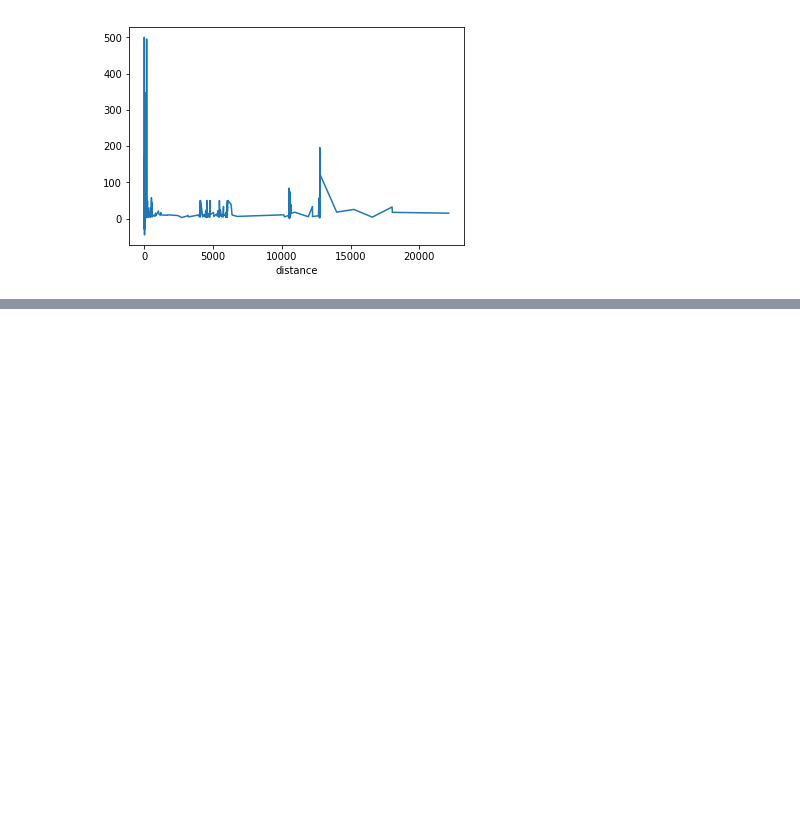
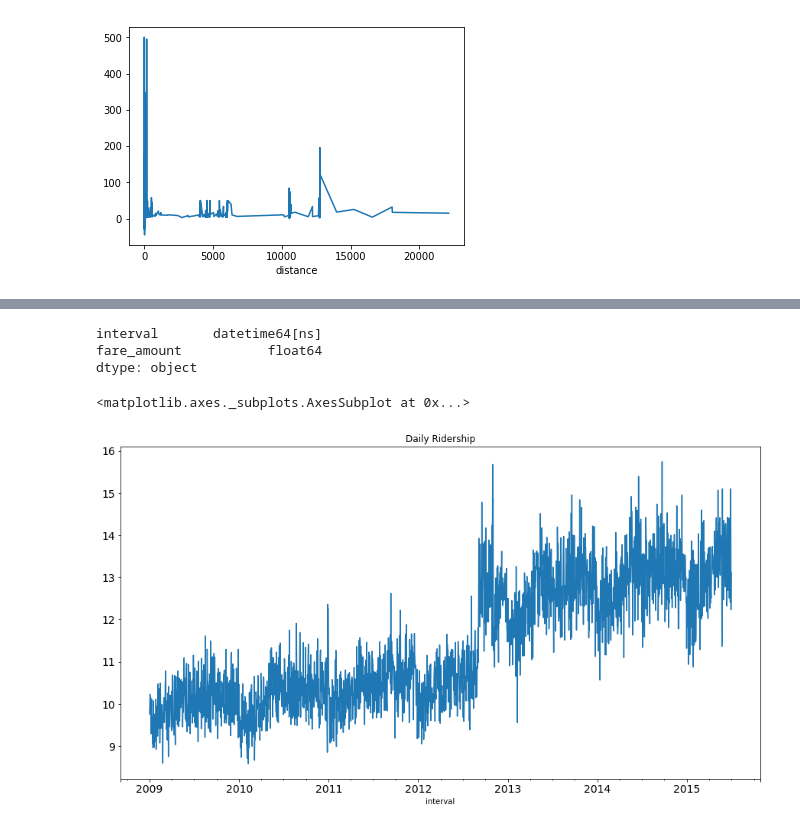
Before and after one commit to sreelakshminarayanan/nyctaxianalysis, a Jupyter notebook: taxiprediction.ipynb, the cells around one changed output, grey strips where cells are left out. Cells and saved outputs as stored; diff of their text form; code cells hidden in the pictures; blank space fills up the shorter version.

```diff
--- a/taxiprediction.ipynb
+++ b/taxiprediction.ipynb
@@ -418,0 +494,3 @@ sn.heatmap(corrmat, vmax=0.8, square=True, annot=True)
+# %%
+
+df = df[["interval","fare_amount"]]
@@ -418,0 +506,17 @@ sn.heatmap(corrmat, vmax=0.8, square=True, annot=True)
+# %%
+df.index = df.interval
+# %%
+df.dtypes
+# %% [output]
+interval       datetime64[ns]
+fare_amount           float64
+dtype: object
+# %%
+df.interval = pd.to_datetime(df.interval)
+# %%
+df = df.resample(rule='24H', closed='left', label='left', base=17).mean()
+# %%
+df.fare_amount.plot(figsize=(15,8), title= 'Daily Ridership', fontsize=14)
+# %% [output]
+<matplotlib.axes._subplots.AxesSubplot at 0x...>
+[figure, added]
```
Also changed, not shown: parts of 43 cells of this notebook.
